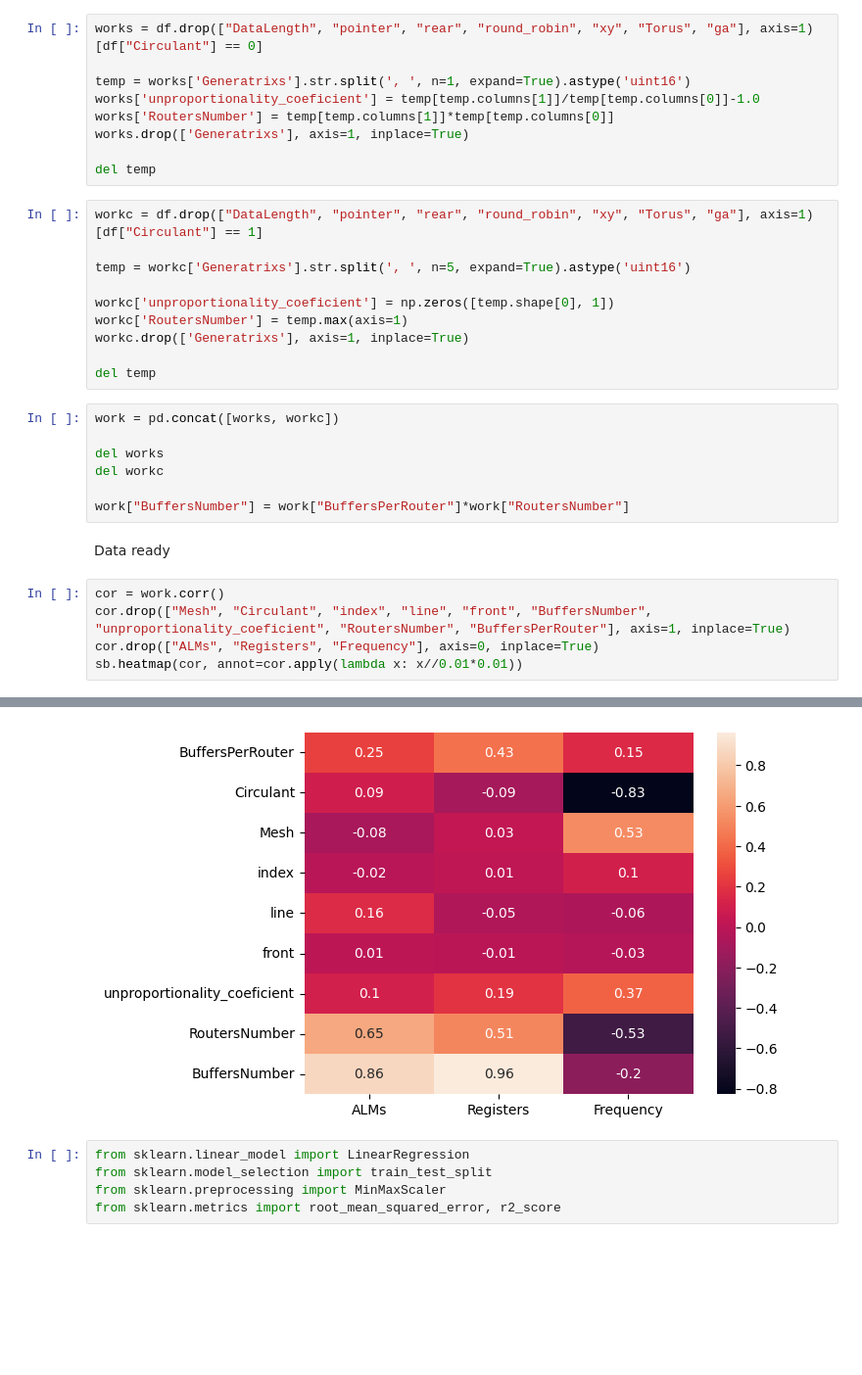
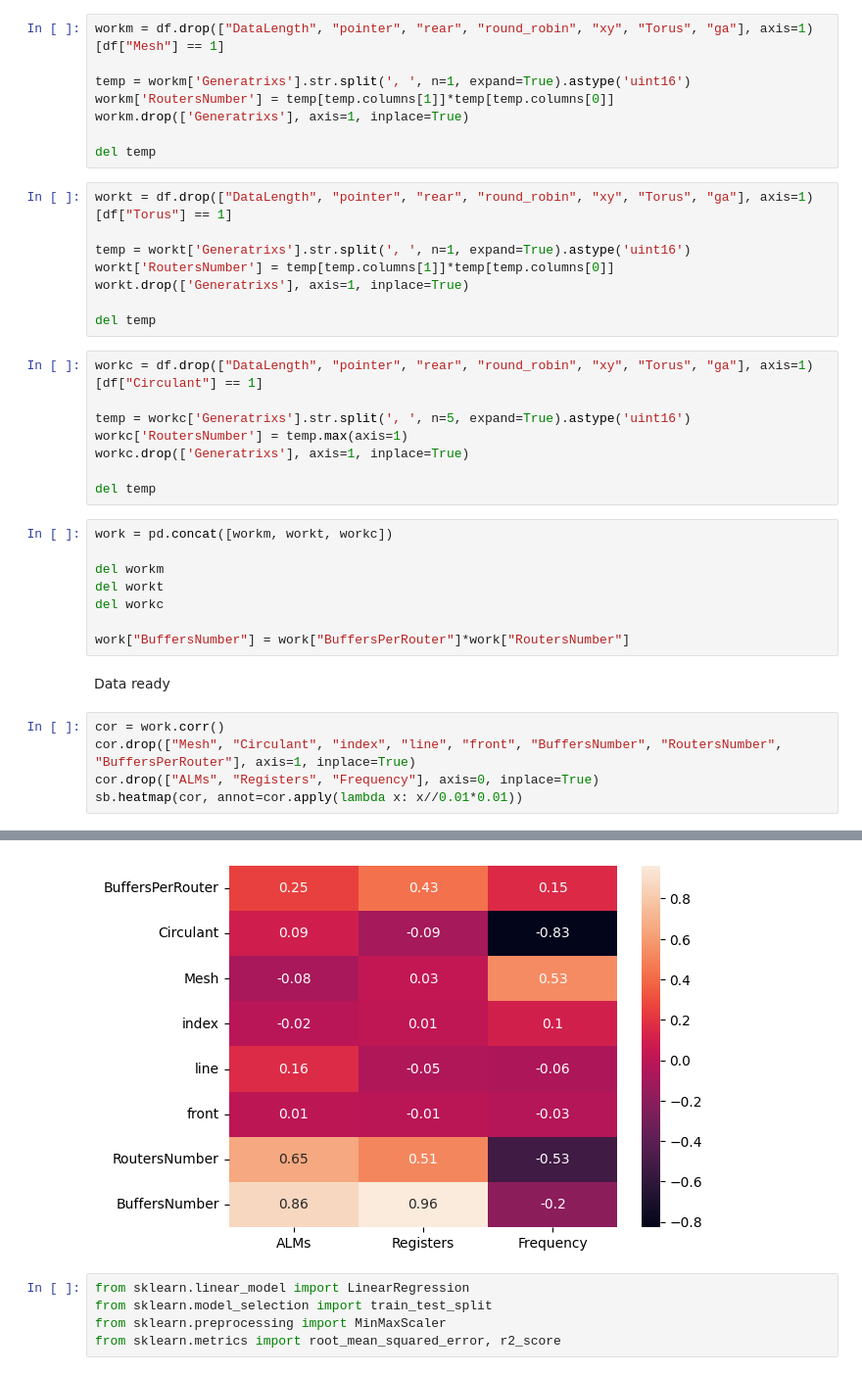
Before and after one commit to Elgrush/NoCAnalysis, a Jupyter notebook: main.ipynb, the cells around one changed output, grey strips where cells are left out. Shown at 98% size. Saved outputs shown, nothing was run; the diff lists cells and outputs as text; blank space fills up the shorter version.

Commit message:
Removed unproportionality coefitient for the lack of inpact on prediction

```diff
--- a/main.ipynb
+++ b/main.ipynb
@@ -24,28 +24,34 @@ for i in range(len(enc.categories_)):
 # %%
 df.drop(columnsToEncode, inplace=True, axis=1)
 # %%
-works = df.drop(["DataLength", "pointer", "rear", "round_robin", "xy", "Torus", "ga"], axis=1)[df["Circulant"] == 0]
+workm = df.drop(["DataLength", "pointer", "rear", "round_robin", "xy", "Torus", "ga"], axis=1)[df["Mesh"] == 1]
 
-temp = works['Generatrixs'].str.split(', ', n=1, expand=True).astype('uint16')
-works['unproportionality_coeficient'] = temp[temp.columns[1]]/temp[temp.columns[0]]-1.0
-works['RoutersNumber'] = temp[temp.columns[1]]*temp[temp.columns[0]]
-works.drop(['Generatrixs'], axis=1, inplace=True)
+temp = workm['Generatrixs'].str.split(', ', n=1, expand=True).astype('uint16')
+workm['RoutersNumber'] = temp[temp.columns[1]]*temp[temp.columns[0]]
+workm.drop(['Generatrixs'], axis=1, inplace=True)
 
 del temp
+# %%
+workt = df.drop(["DataLength", "pointer", "rear", "round_robin", "xy", "Torus", "ga"], axis=1)[df["Torus"] == 1]
+
+temp = workt['Generatrixs'].str.split(', ', n=1, expand=True).astype('uint16')
+workt['RoutersNumber'] = temp[temp.columns[1]]*temp[temp.columns[0]]
+workt.drop(['Generatrixs'], axis=1, inplace=True)
+
+del temp
 # %%
 workc = df.drop(["DataLength", "pointer", "rear", "round_robin", "xy", "Torus", "ga"], axis=1)[df["Circulant"] == 1]
 
 temp = workc['Generatrixs'].str.split(', ', n=5, expand=True).astype('uint16')
-
-workc['unproportionality_coeficient'] = np.zeros([temp.shape[0], 1])
 workc['RoutersNumber'] = temp.max(axis=1)
 workc.drop(['Generatrixs'], axis=1, inplace=True)
 
 del temp
 # %%
-work = pd.concat([works, workc])
+work = pd.concat([workm, workt, workc])
 
-del works
+del workm
+del workt
 del workc
 
 work["BuffersNumber"] = work["BuffersPerRouter"]*work["RoutersNumber"]
@@ -53,12 +59,12 @@ work["BuffersNumber"] = work["BuffersPerRouter"]*work["RoutersNumber"]
 Data ready
 # %%
 cor = work.corr()
-cor.drop(["Mesh", "Circulant", "index", "line", "front", "BuffersNumber", "unproportionality_coeficient", "RoutersNumber", "BuffersPerRouter"], axis=1, inplace=True)
+cor.drop(["Mesh", "Circulant", "index", "line", "front", "BuffersNumber", "RoutersNumber", "BuffersPerRouter"], axis=1, inplace=True)
 cor.drop(["ALMs", "Registers", "Frequency"], axis=0, inplace=True)
 sb.heatmap(cor, annot=cor.apply(lambda x: x//0.01*0.01))
 # %% [output]
 <Axes: >
-[figure, old version]
+[figure, new version]
 # %%
 from sklearn.linear_model import LinearRegression
 from sklearn.model_selection import train_test_split
```
Also changed, not shown: parts of 11 cells of this notebook.
